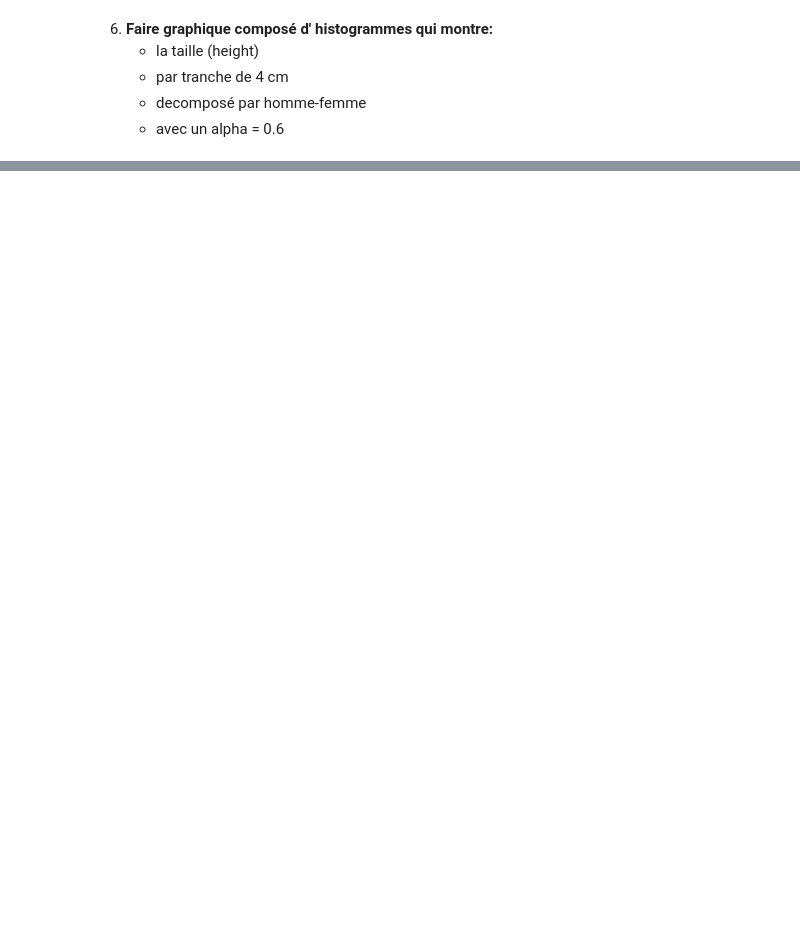
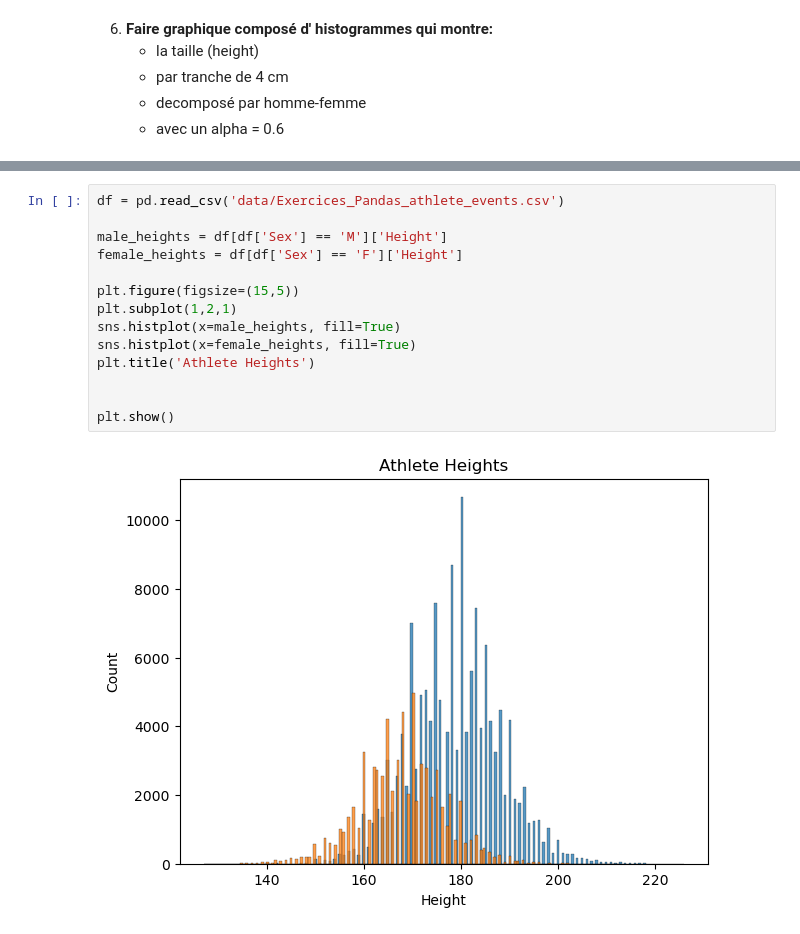
Before and after one commit to PhanTan1/Matplotlib, a Jupyter notebook: olympic_matplotlib_énoncé_v3.ipynb, the cells around one changed output, grey strips where cells are left out. Drawn from its saved outputs; the diff is of its cells as text; blank space fills up the shorter version.

```diff
--- a/olympic_matplotlib_énoncé_v3.ipynb
+++ b/olympic_matplotlib_énoncé_v3.ipynb
@@ -255,0 +284,16 @@ plt.show()
+# %%
+df = pd.read_csv('data/Exercices_Pandas_athlete_events.csv')
+
+male_heights = df[df['Sex'] == 'M']['Height']
+female_heights = df[df['Sex'] == 'F']['Height']
+
+plt.figure(figsize=(15,5))
+plt.subplot(1,2,1)
+sns.histplot(x=male_heights, fill=True)
+sns.histplot(x=female_heights, fill=True)
+plt.title('Athlete Heights')
+
+
+plt.show()
+# %% [output]
+[figure, added]
```
Also changed, not shown: parts of 4 cells of this notebook.
